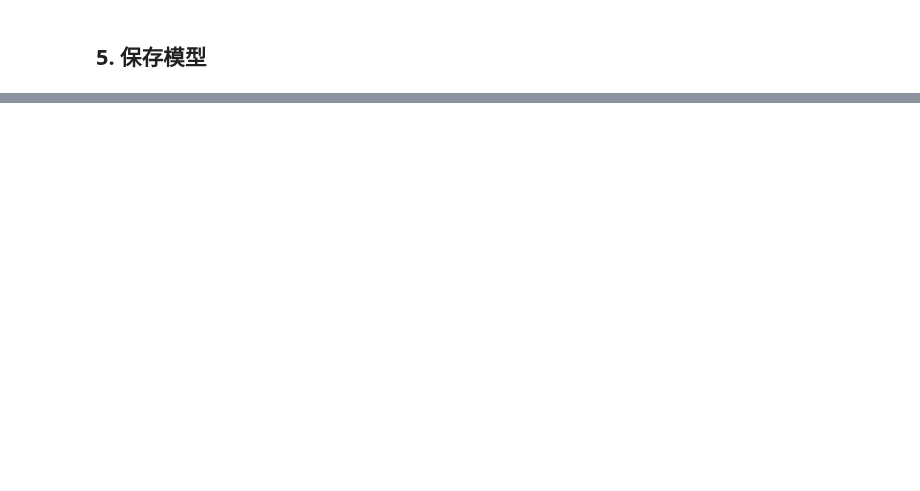
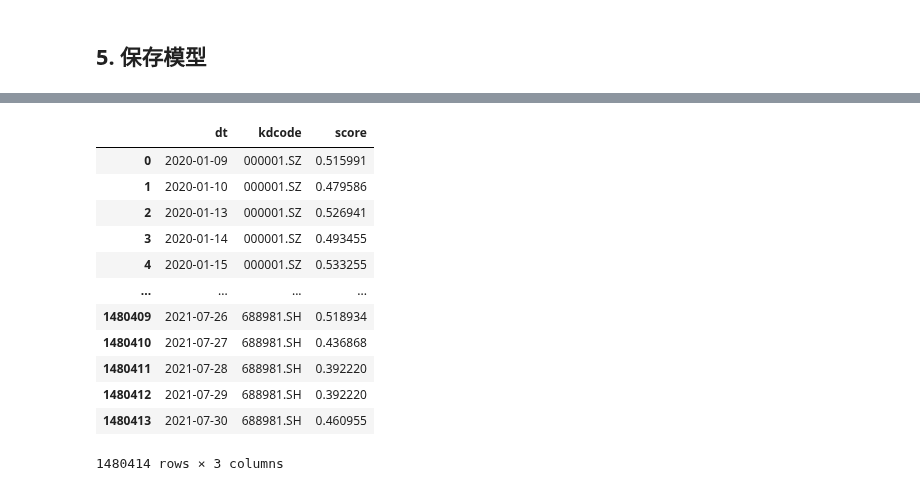
Before and after one commit to OreNoo/KandianPro, a Jupyter notebook: WholeMarketPro/20210802/model/WholeMarketLSTM2_1.ipynb, the cells around one changed output, grey strips where cells are left out. Cells and saved outputs as stored; diff of their text form; code cells hidden in the pictures; blank space fills up the shorter version.

```diff
--- a/WholeMarketPro/20210802/model/WholeMarketLSTM2_1.ipynb
+++ b/WholeMarketPro/20210802/model/WholeMarketLSTM2_1.ipynb
@@ -324,0 +408,2 @@ model.save('./models/lstm_model2_1.h5')
+# %%
+pred_df = pd.DataFrame(testResult[:, -1, :2], columns = ['dt', 'kdcode'])
@@ -324,0 +426,18 @@ model.save('./models/lstm_model2_1.h5')
+# %%
+pred_df['score'] = Y_test_predict
+# %%
+pred_df
+# %% [output]
+|  | dt | kdcode | score |
+| 0 | 2020-01-09 | 000001.SZ | 0.515991 |
+| 1 | 2020-01-10 | 000001.SZ | 0.479586 |
+| 2 | 2020-01-13 | 000001.SZ | 0.526941 |
+| 3 | 2020-01-14 | 000001.SZ | 0.493455 |
+| 4 | 2020-01-15 | 000001.SZ | 0.533255 |
+| ... | ... | ... | ... |
+| 1480409 | 2021-07-26 | 688981.SH | 0.518934 |
+| 1480410 | 2021-07-27 | 688981.SH | 0.436868 |
+| 1480411 | 2021-07-28 | 688981.SH | 0.392220 |
+| 1480412 | 2021-07-29 | 688981.SH | 0.392220 |
+| 1480413 | 2021-07-30 | 688981.SH | 0.460955 |
+1480414 rows × 3 columns
```
Also changed, not shown: parts of 21 cells of this notebook, 16 other files.
